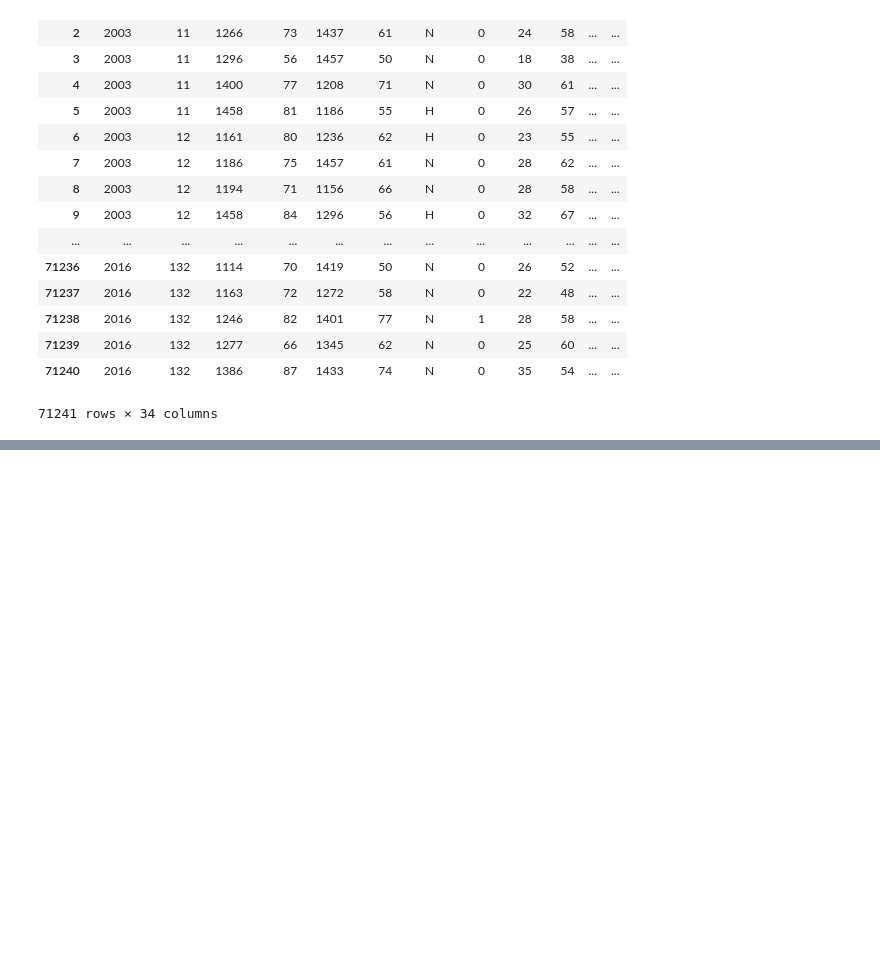
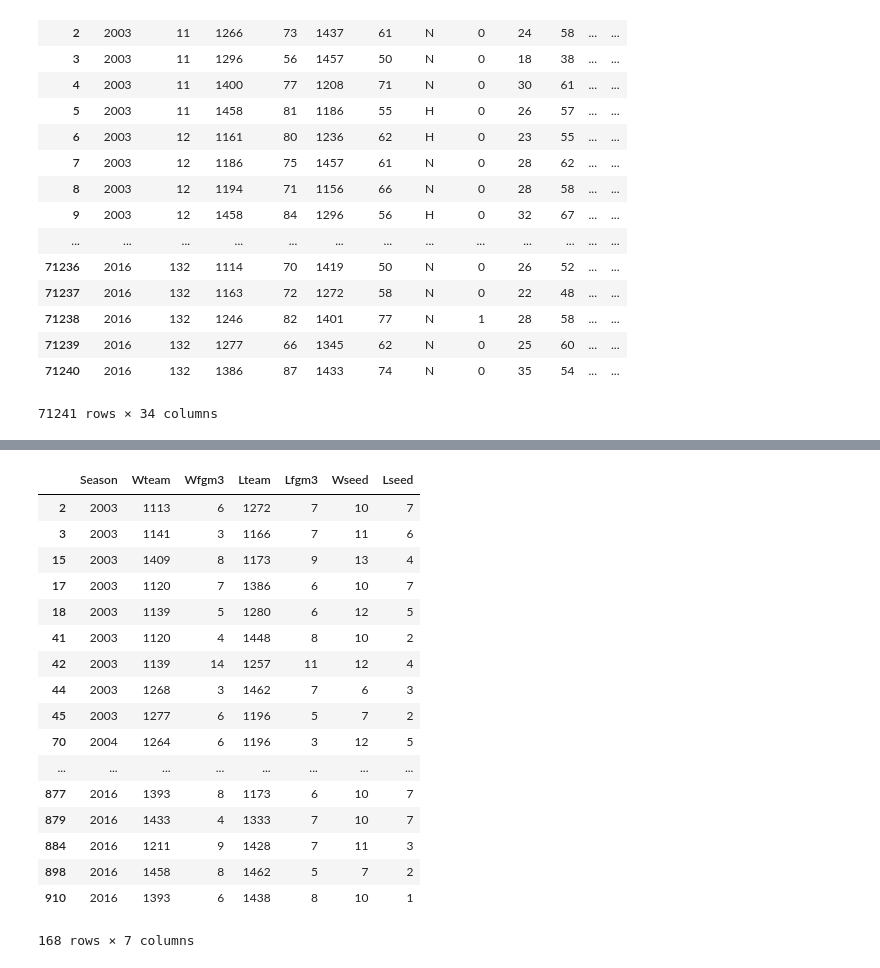
Before and after one commit to amahaja5/jhu-sac-march-madness, a Jupyter notebook: MapSeedDataToTourneyData.ipynb, the cells around one changed output, grey strips where cells are left out. Cells and saved outputs as stored; diff of their text form; code cells hidden in the pictures; blank space fills up the shorter version.

```diff
--- a/MapSeedDataToTourneyData.ipynb
+++ b/MapSeedDataToTourneyData.ipynb
@@ -103,0 +106,21 @@ three_point
+# %%
+pyp.plot()
+# %% [output]
+|  | Season | Wteam | Wfgm3 | Lteam | Lfgm3 | Wseed | Lseed |
+| 2 | 2003 | 1113 | 6 | 1272 | 7 | 10 | 7 |
+| 3 | 2003 | 1141 | 3 | 1166 | 7 | 11 | 6 |
+| 15 | 2003 | 1409 | 8 | 1173 | 9 | 13 | 4 |
+| 17 | 2003 | 1120 | 7 | 1386 | 6 | 10 | 7 |
+| 18 | 2003 | 1139 | 5 | 1280 | 6 | 12 | 5 |
+| 41 | 2003 | 1120 | 4 | 1448 | 8 | 10 | 2 |
+| 42 | 2003 | 1139 | 14 | 1257 | 11 | 12 | 4 |
+| 44 | 2003 | 1268 | 3 | 1462 | 7 | 6 | 3 |
+| 45 | 2003 | 1277 | 6 | 1196 | 5 | 7 | 2 |
+| 70 | 2004 | 1264 | 6 | 1196 | 3 | 12 | 5 |
+| ... | ... | ... | ... | ... | ... | ... | ... |
+| 877 | 2016 | 1393 | 8 | 1173 | 6 | 10 | 7 |
+| 879 | 2016 | 1433 | 4 | 1333 | 7 | 10 | 7 |
+| 884 | 2016 | 1211 | 9 | 1428 | 7 | 11 | 3 |
+| 898 | 2016 | 1458 | 8 | 1462 | 5 | 7 | 2 |
+| 910 | 2016 | 1393 | 6 | 1438 | 8 | 10 | 1 |
+168 rows × 7 columns
```
Also changed, not shown: parts of 3 cells of this notebook.
